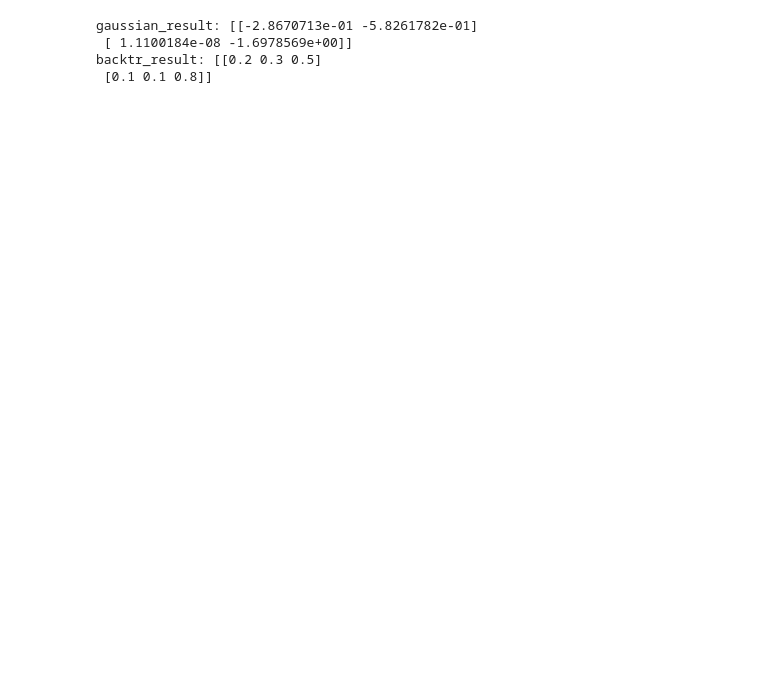
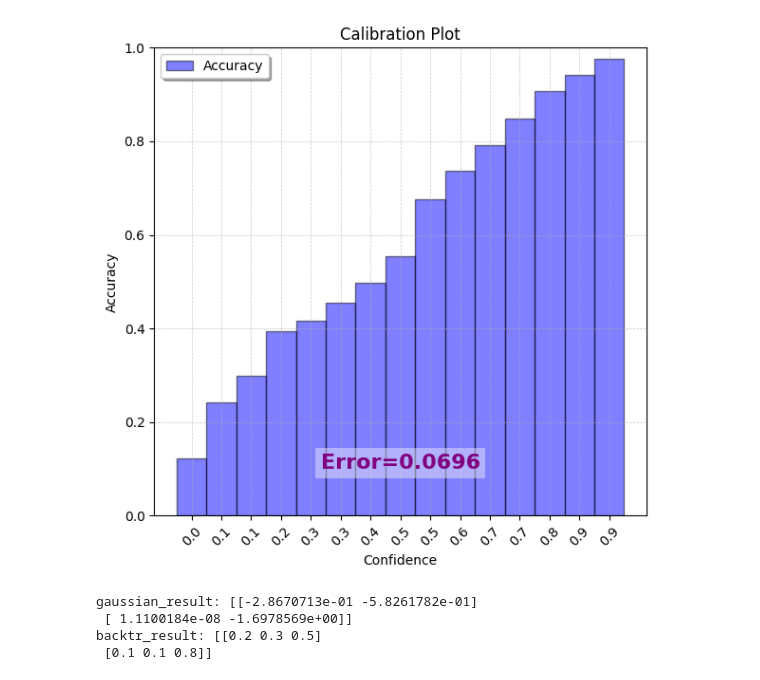
Before and after one commit to mxrz1/SGN_patching, a Jupyter notebook: notebooks/sampling.ipynb, the cells around one changed output. Cells and saved outputs as stored; diff of their text form; code cells hidden in the pictures; blank space fills up the shorter version.

```diff
--- a/notebooks/sampling.ipynb
+++ b/notebooks/sampling.ipynb
@@ -350,4 +503,4 @@ Model weights restored from /home/baumana1/work/data/sgn_results_wrong/cifar10ls
 # %%
 probs_ls = softmax(locs_ls, axis=-1)
 probs_sgn = ilr_forward(locs_sgn).numpy()
-probs_sgn_mc = sample_probas(locs_sgn, scales_sgn, num_classes=10, num_samples=1000)
+probs_sgn_mc = sample_probas_chunked(locs_sgn, scales_sgn, num_classes=100, num_samples=1000, chunk_size=256)
@@ -368,3 +527,8 @@ WARNING:tensorflow:6 out of the last 6 calls to <function KerasMetric._add_predi
+# %%
+df_sgn_mc = make_calibration_df(probs_sgn_mc, labels_sgn)
+plot_calibration(df_sgn_mc, error=metrics_sgn_mc['ece'])
+# %% [output]
+[figure, added]
 # %%
 import tensorflow as tf
 
```
Also changed, not shown: parts of 13 cells of this notebook.
